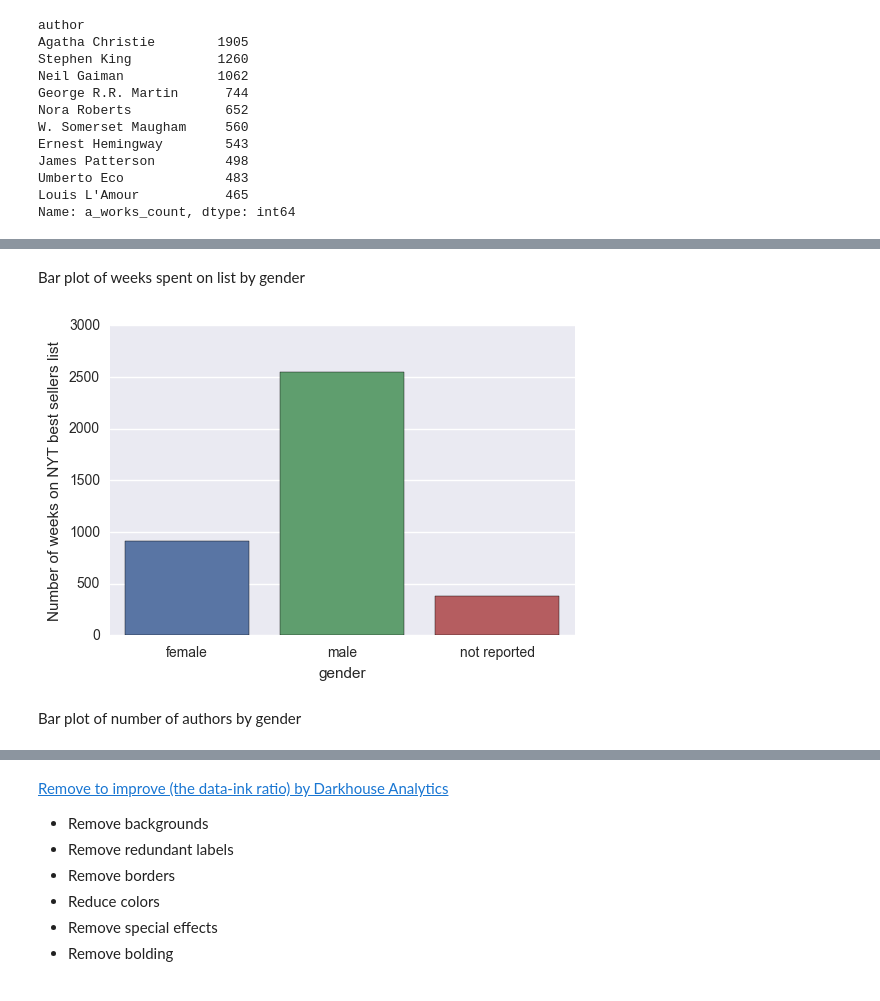
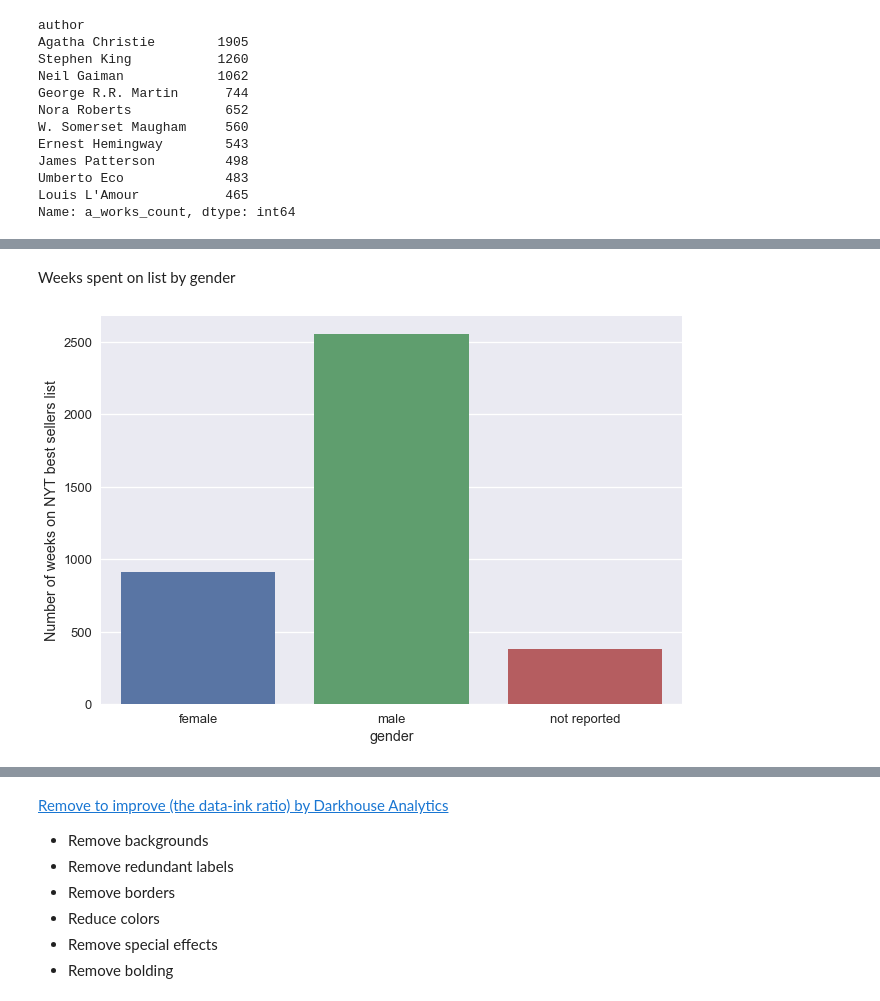
Before and after one commit to emw1687/plt_to_d3, a Jupyter notebook: notebooks/plt_functions.ipynb, the cells around one changed output, grey strips where cells are left out. Cells and saved outputs as stored; diff of their text form; code cells hidden in the pictures.

```diff
--- a/notebooks/plt_functions.ipynb
+++ b/notebooks/plt_functions.ipynb
@@ -1,10 +3,16 @@
 # %%
 import os
+
 import pandas as pd
 
 import seaborn as sns
+sns.set_context("talk")
+
 from seaborn import plt
-#sns.set_style('white')
-
 %matplotlib inline
+# %%
+def get_data(csv_name, directory='processed'):
+    '''Returns df of csv; defaults to processed data directory'''
+    path = os.path.join(os.pardir, 'data', directory, csv_name)
+    return pd.read_csv(path, encoding='utf-8')
 # %% [markdown]
@@ -19,5 +19,0 @@ Option B: write a function!
-# %%
-def get_data(csv_name, directory='processed'):
-    '''Returns df of csv; defaults to processed data directory'''
-    path = os.path.join(os.pardir, 'data', directory, csv_name)
-    return pd.read_csv(path)
@@ -203,13 +247,11 @@ Name: a_works_count, dtype: int64
 # %% [markdown]
-Bar plot of weeks spent on list by gender
+Weeks spent on list by gender
 # %%
 # df
 wks_by_gender = authors.groupby('gender', as_index=False).sum()[['gender', 'a_wks_on_list']]
-fig1 = sns.barplot(x='gender', y='a_wks_on_list', data=wks_by_gender)
+ax = sns.barplot(x='gender', y='a_wks_on_list', data=wks_by_gender)
 
 # label y-axis
-fig1.set(ylabel='Number of weeks on NYT best sellers list');
+ax.set(ylabel='Number of weeks on NYT best sellers list');
 # %% [output]
-[figure, old version]
+[figure, new version]
-# %% [markdown]
-Bar plot of number of authors by gender
```
Also changed, not shown: parts of 146 cells of this notebook.
